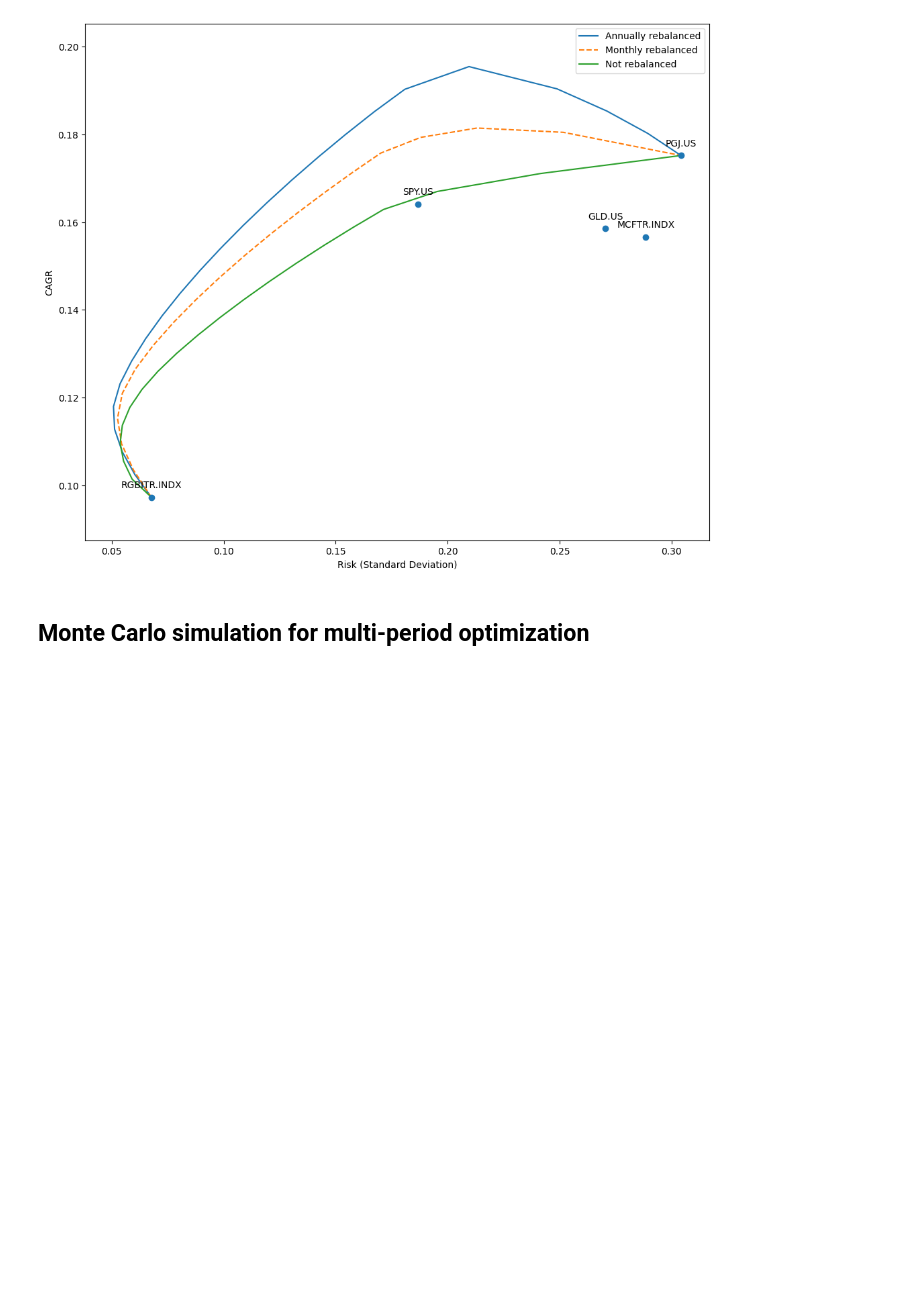
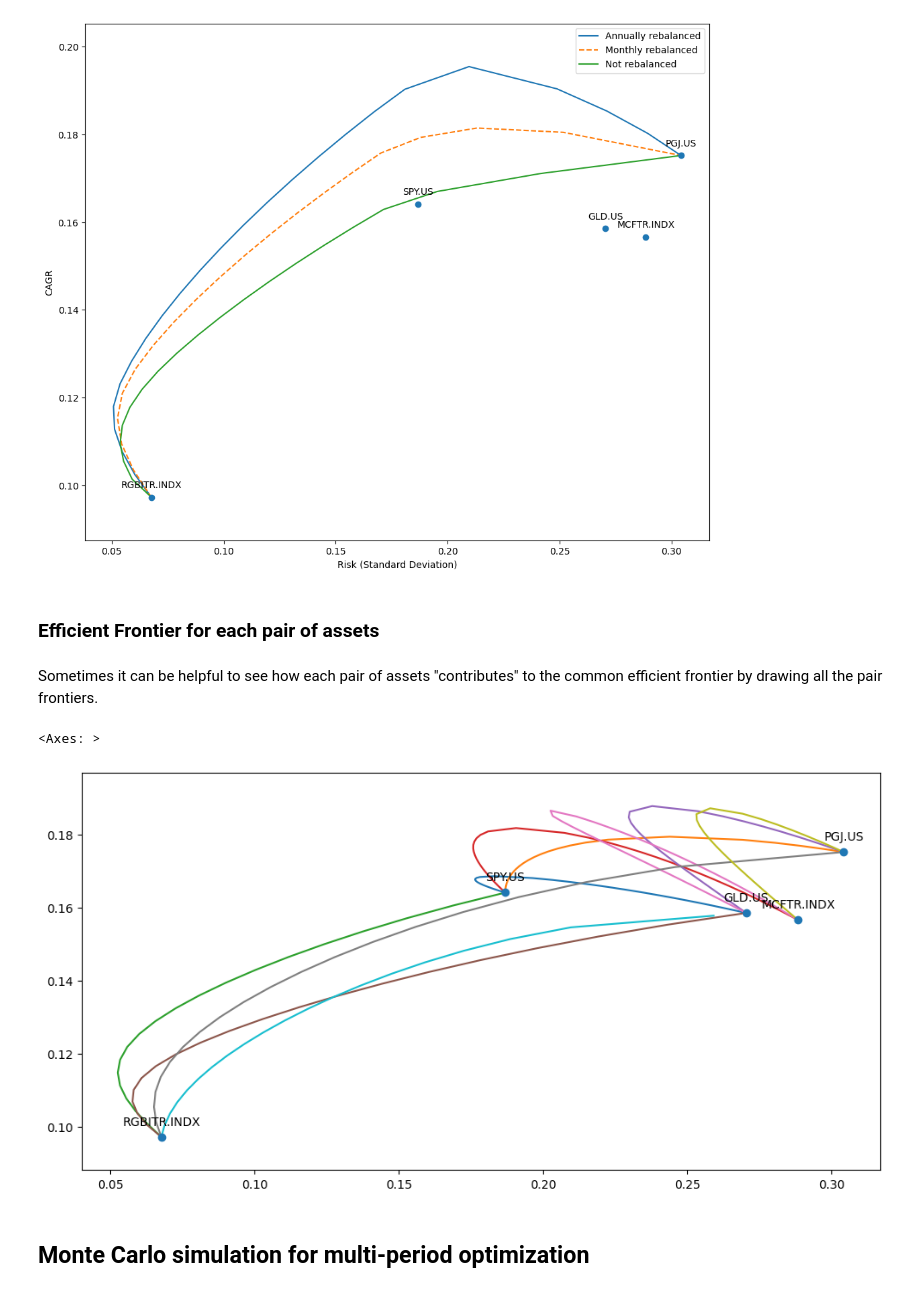
Before and after one commit to mbk-dev/okama, a Jupyter notebook: examples/07 efficient frontier multi-period.ipynb, the cells around one changed output. Drawn from its saved outputs; the diff is of its cells as text; code cells hidden in the pictures; blank space fills up the shorter version.

```diff
--- a/examples/07 efficient frontier multi-period.ipynb
+++ b/examples/07 efficient frontier multi-period.ipynb
@@ -207,6 +208,15 @@ ax.set_ylabel("CAGR")
 ax.legend();
 # %% [output]
 [figure]
+# %% [markdown]
+### Efficient Frontier for each pair of assets
+# %% [markdown]
+Sometimes it can be helpful to see how each pair of assets "contributes" to the common efficient frontier by drawing all the pair frontiers.
+# %%
+x.plot_pair_ef()
+# %% [output]
+<Axes: >
+[figure, added]
 # %% [markdown]
 ## Monte Carlo simulation for multi-period optimization
 # %% [markdown]
```
Also changed, not shown: parts of 3 cells of this notebook, 23 other files.
